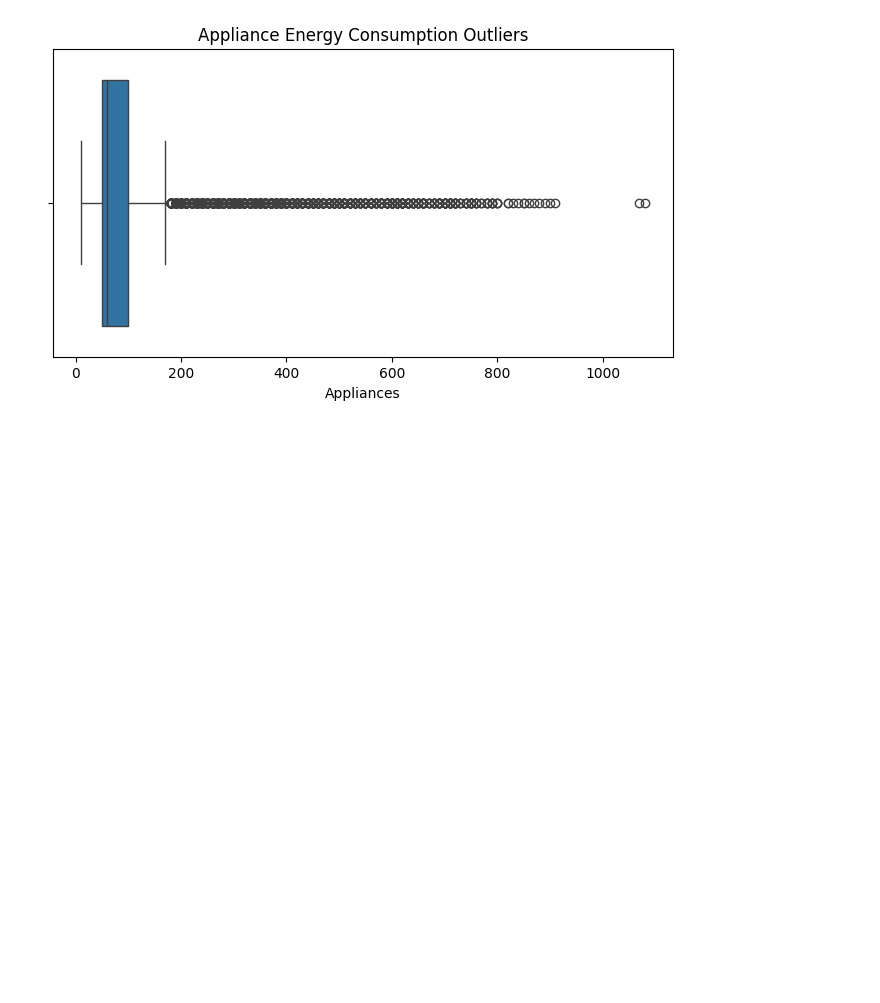
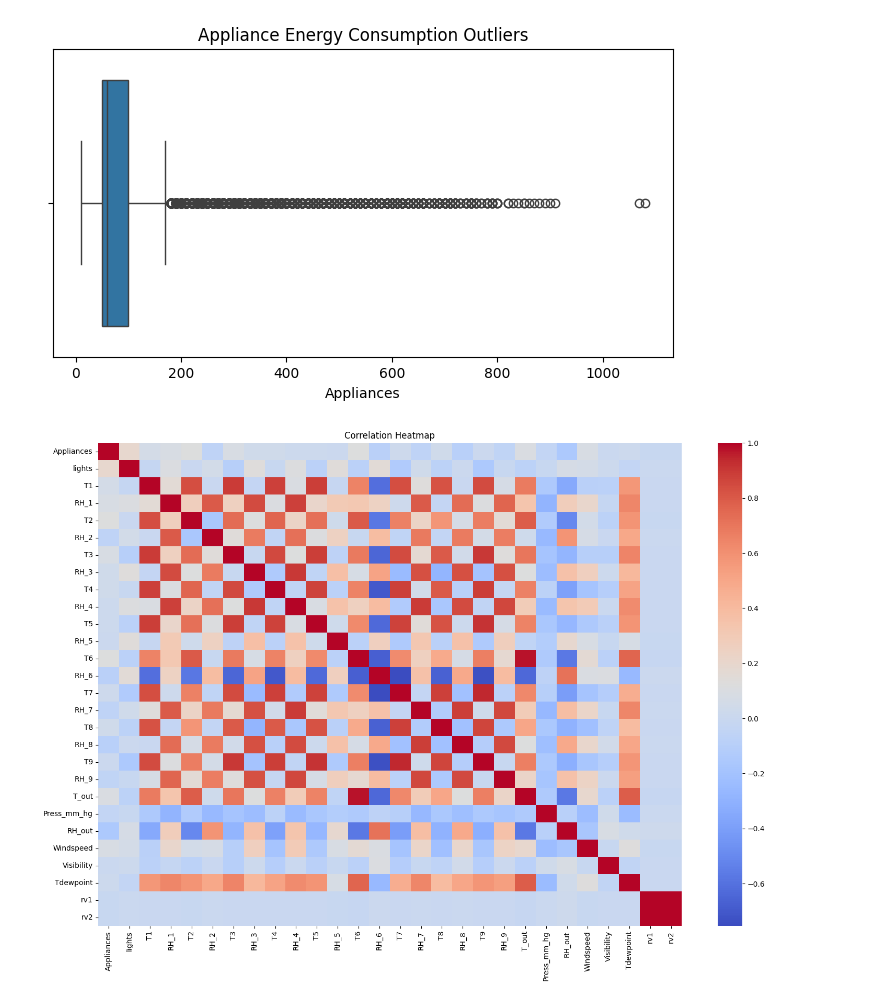
Before and after one commit to risnariha/-Multivariate-Time-Series-Prediction-Model, a Jupyter notebook: Energy_Prediction_DeepLearning.ipynb, the cells around one changed output. Saved outputs shown, nothing was run; the diff lists cells and outputs as text; code cells hidden in the pictures; blank space fills up the shorter version.

Commit message:
EDA - heatmap

```diff
--- a/Energy_Prediction_DeepLearning.ipynb
+++ b/Energy_Prediction_DeepLearning.ipynb
@@ -140,3 +141,17 @@ plt.title("Appliance Energy Consumption Outliers")
 plt.show()
 # %% [output]
 [figure]
+# %%
+#HEATMAP (correlation)
+plt.figure(figsize=(18,12))
+
+sns.heatmap(
+    df.corr(numeric_only=True),
+    cmap='coolwarm'
+)
+
+plt.title("Correlation Heatmap")
+
+plt.show()
+# %% [output]
+[figure, added]
```
Also changed, not shown: parts of 1 cell of this notebook.
